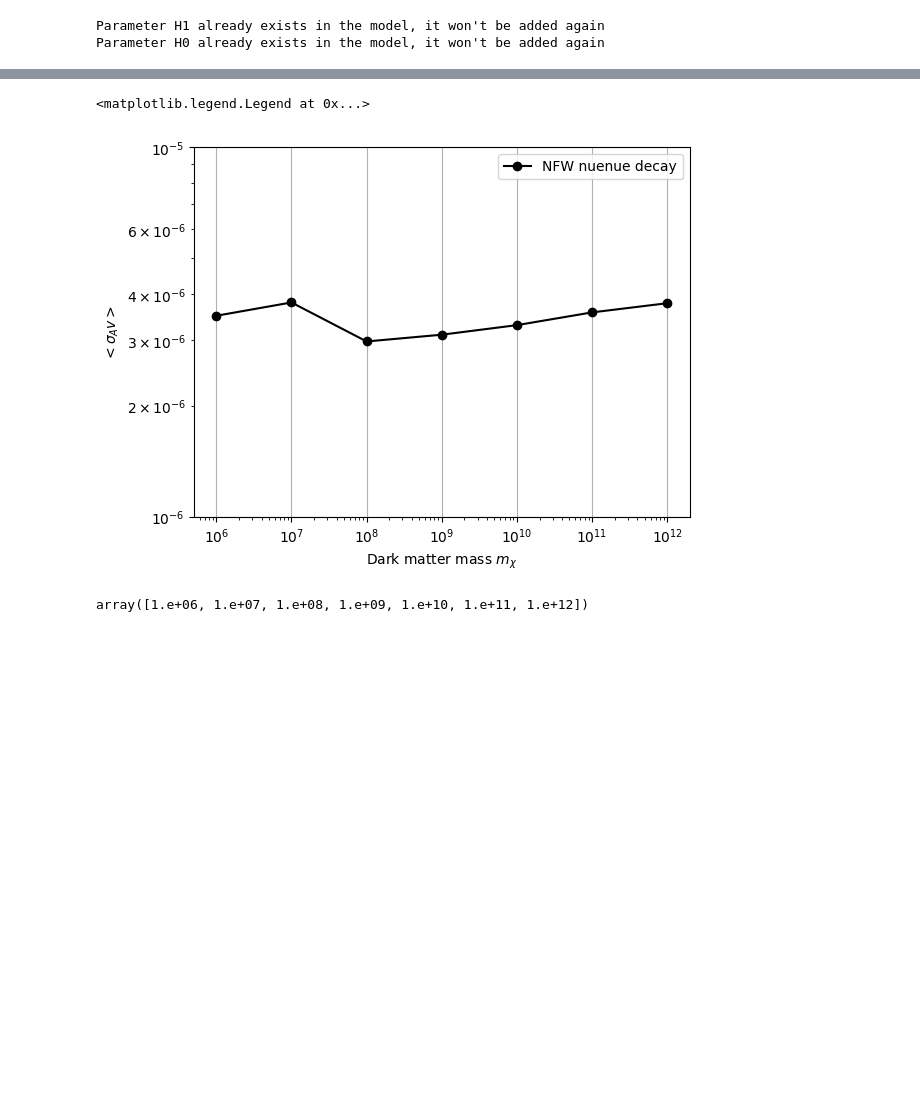
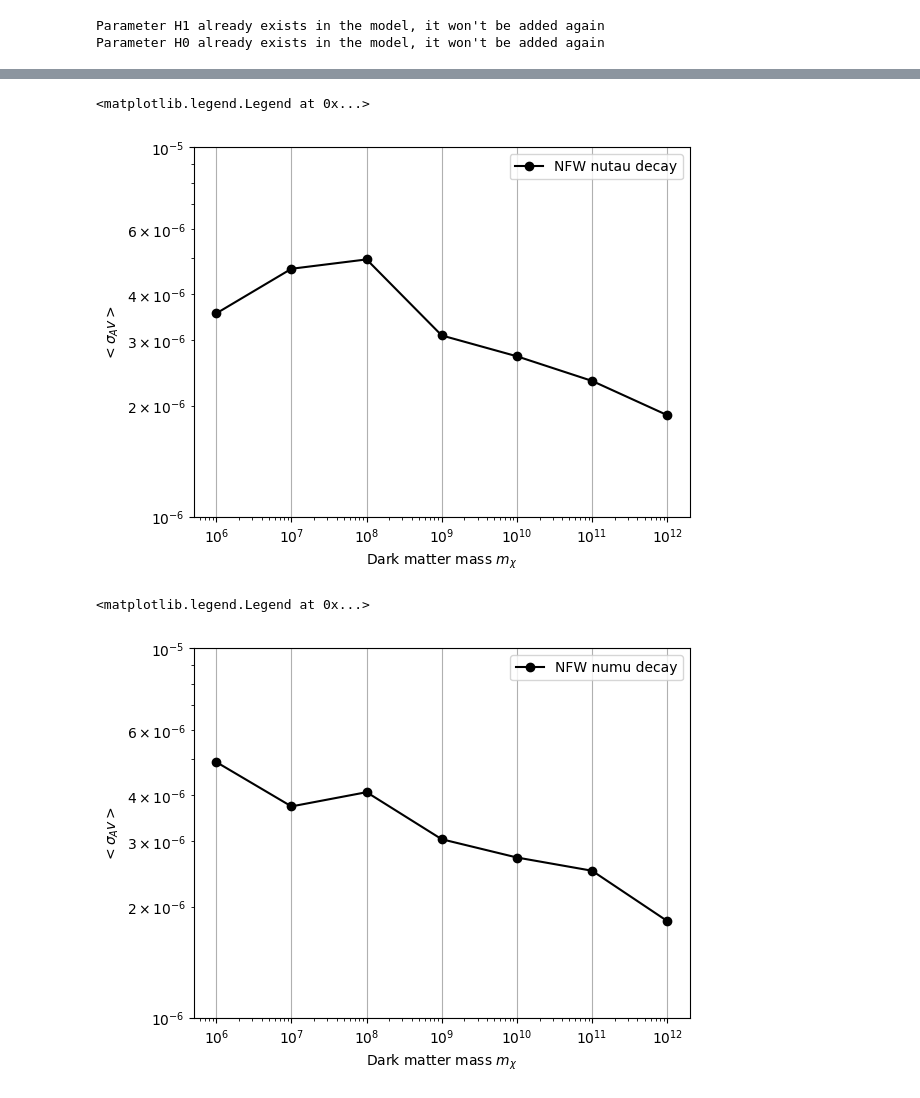
Before and after one commit to danaevld/IceCube, a Jupyter notebook: Test_TS.ipynb, the cells around one changed output, grey strips where cells are left out. Cells and saved outputs as stored; diff of their text form; code cells hidden in the pictures; blank space fills up the shorter version.

```diff
--- a/Test_TS.ipynb
+++ b/Test_TS.ipynb
@@ -142,0 +151,2 @@ TS value at the output upper limit: 1.6399992564984132
+# %%
+Sigma_nutau_NFW = Sensitivity(channel='nutaunutau', process='decay', galactic_profile=profile.NFW)
@@ -143,6 +215,19 @@ TS value at the output upper limit: 1.6399992564984132
+# %%
+mass_range = np.logspace(6,12,7)
+plt.plot(mass_range, Sigma_nutau_NFW, 'ko-' ,label='NFW nutau decay')
+plt.yscale('log')
+plt.xscale('log')
+plt.ylim(1e-6, 1e-5)
+plt.xlabel(r'Dark matter mass $m_\chi$')
+plt.ylabel(r'$<\sigma_A v>$')
+plt.grid()
+plt.legend()
+# %% [output]
+<matplotlib.legend.Legend at 0x...>
+[figure, added]
 # %%
 mass_range = np.logspace(6,12,7)
-plt.plot(mass_range, Sigma, 'ko-' ,label='NFW nuenue decay')
+plt.plot(mass_range, Sigma_numu_NFW, 'ko-' ,label='NFW numu decay')
 plt.yscale('log')
 plt.xscale('log')
 plt.ylim(1e-6, 1e-5)
@@ -152,8 +237,4 @@ plt.grid()
 plt.legend()
 # %% [output]
 <matplotlib.legend.Legend at 0x...>
-[figure, old version]
+[figure, new version]
-# %%
-np.logspace(6,12,7)
-# %% [output]
-array([1.e+06, 1.e+07, 1.e+08, 1.e+09, 1.e+10, 1.e+11, 1.e+12])
```
Also changed, not shown: parts of 10 cells of this notebook.
